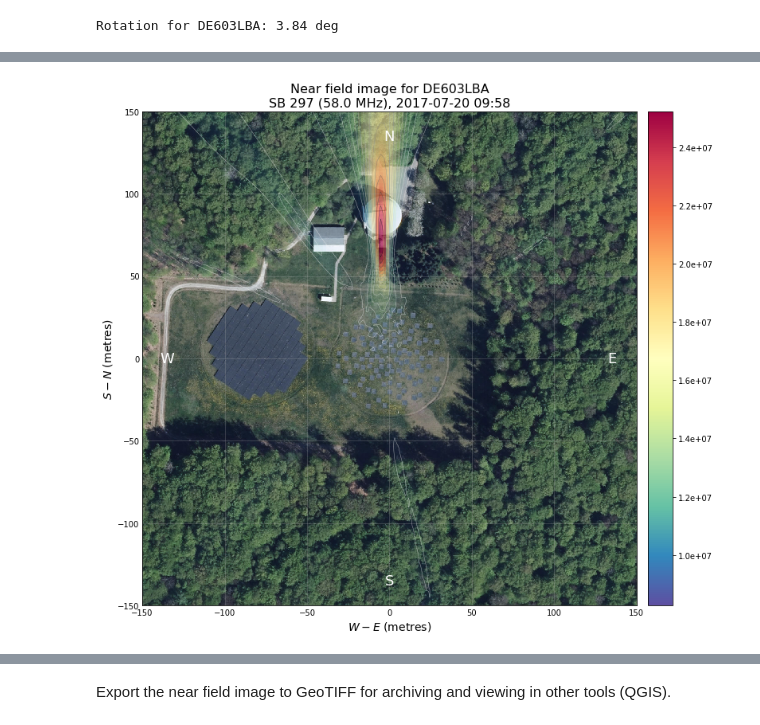
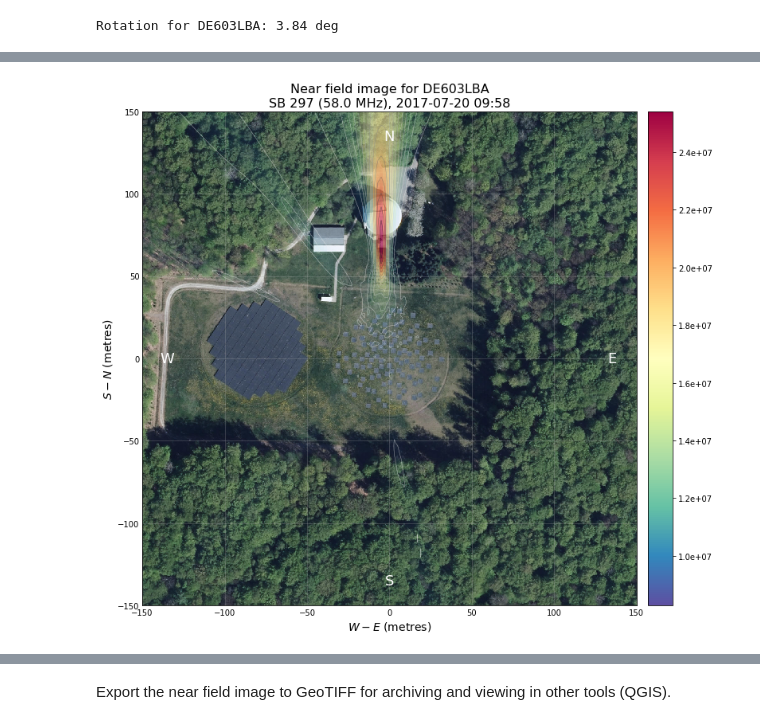
Before and after one commit to lofar-astron/lofarimaging, a Jupyter notebook: LOFAR LBA imaging tutorial v4.ipynb, the cells around one changed output, grey strips where cells are left out. Drawn from its saved outputs; the diff is of its cells as text; code cells hidden in the pictures.

Commit message:
Rotate antenna positions, not resulting image

```diff
--- a/LOFAR LBA imaging tutorial v4.ipynb
+++ b/LOFAR LBA imaging tutorial v4.ipynb
@@ -208,2 +215,4 @@ station_pqr = get_station_pqr(station_name, station_type, array_type, db)
+# %%
+station_xyz = (pqr_to_xyz @ station_pqr.T).T
 # %%
 # For every antenna, calculate the distance between it and every other antenna
@@ -324,5 +303,5 @@ extent_pqr = (np.min(to_plot_pqr[0, :]), np.max(to_plot_pqr[0, :]), np.min(to_pl
 # %%
-npix_p, npix_q = int(ground_resolution * (extent[1] - extent[0])), int(ground_resolution * (extent[3] - extent[2]))
+npix_x, npix_y = int(ground_resolution * (extent[1] - extent[0])), int(ground_resolution * (extent[3] - extent[2]))
 # %%
 os.environ["NUMEXPR_NUM_THREADS"] = "3"
 # %%
@@ -331,6 +310,6 @@ baseline_indices = np.tril_indices(visibilities.shape[0])
 # %%
 visibilities_selection = visibilities[baseline_indices]
 # %%
-%time img = nearfield_imager(visibilities_selection.flatten()[:,np.newaxis], \
-                             np.array(baseline_indices).T, \
-                             [freq], npix_p, npix_q, extent_pqr, station_pqr, height=height)
+img = nearfield_imager(visibilities_selection.flatten()[:,np.newaxis], \
+                       np.array(baseline_indices).T, \
+                       [freq], npix_x, npix_y, extent, station_xyz, height=height)
@@ -348,17 +320,11 @@ outer_extent_xyz = extent_from_shapely(*(to_plot_xyz.envelope.bounds)) # Extent
 import lofargeotiff
 # %%
 # Convert bottom left and upper right to PQR just for lofargeo
-pmin, qmin, _ = db.pqr_to_localnorth(station_name).T @ (np.array([extent[0], extent[2], 0]))
-pmax, qmax, _ = db.pqr_to_localnorth(station_name).T @ (np.array([extent[1], extent[3], 0]))
+pmin, qmin, _ = pqr_to_xyz.T @ (np.array([extent[0], extent[2], 0]))
+pmax, qmax, _ = pqr_to_xyz.T @ (np.array([extent[1], extent[3], 0]))
 lon_center, lat_center, _ = lofargeotiff.pqr_to_longlatheight([0, 0, 0], station_name)
 lon_min, lat_min, _ = lofargeotiff.pqr_to_longlatheight([pmin, qmin, 0], station_name)
 lon_max, lat_max, _ = lofargeotiff.pqr_to_longlatheight([pmax, qmax, 0], station_name)
-
-# Convert bottom left and upper right to PQR just for lofargeo
-outer_pmin, outer_qmin, _ = db.pqr_to_localnorth(station_name).T @ (np.array([outer_extent_xyz[0], outer_extent_xyz[2], 0]))
-outer_pmax, outer_qmax, _ = db.pqr_to_localnorth(station_name).T @ (np.array([outer_extent_xyz[1], outer_extent_xyz[3], 0]))
-outer_lon_min, outer_lat_min, _ = lofargeotiff.pqr_to_longlatheight([outer_pmin, outer_qmin, 0], station_name)
-outer_lon_max, outer_lat_max, _ = lofargeotiff.pqr_to_longlatheight([outer_pmax, outer_qmax, 0], station_name)
 # %%
 background_image = get_background_image(lon_min, lon_max, lat_min, lat_max, 19)
 # %%
@@ -372,37 +338,37 @@ cmap_with_alpha = ListedColormap(cmap_with_alpha)
 fig = plt.figure(figsize=(10, 10), constrained_layout=True)
 ax = fig.add_subplot(111, ymargin=-0.4)
 ax.imshow(background_image, extent=extent)
-cimg = ax.imshow(img_rotated, origin='lower', cmap=cmap_with_alpha, extent=outer_extent_xyz,
+cimg = ax.imshow(img, origin='lower', cmap=cmap_with_alpha, extent=extent,
                  alpha=0.7, vmin=None, vmax=None)
 
 divider = make_axes_locatable(ax)
 cax = divider.append_axes("right", size="5%", pad=0.2, axes_class=maxes.Axes)
 cbar = fig.colorbar(cimg, cax=cax, orientation="vertical", format="%.1e")
 cbar.set_alpha(1.0)
 cbar.draw_all()
 # cbar.set_ticks([])
 
 ax.set_xlabel('$W-E$ (metres)', fontsize=14)
 ax.set_ylabel('$S-N$ (metres)', fontsize=14)
 
 ax.set_title(f"Near field image for {station_name}\nSB {subband} ({freq / 1e6:.1f} MHz), {str(obstime)[:16]}", fontsize=16)
 
 # Change limits to match the original specified extent in the localnorth frame
 ax.set_xlim(extent[0], extent[1])
 ax.set_ylim(extent[2], extent[3])
 ax.tick_params(axis='both', which='both', length=0)
 
 # Place the NSEW coordinate directions
 ax.text(0.95, 0.5, 'E', color='w', fontsize=18, transform=ax.transAxes, horizontalalignment='center', verticalalignment='center')
 ax.text(0.05, 0.5, 'W', color='w', fontsize=18, transform=ax.transAxes, horizontalalignment='center', verticalalignment='center')
 ax.text(0.5, 0.95, 'N', color='w', fontsize=18, transform=ax.transAxes, horizontalalignment='center', verticalalignment='center')
 ax.text(0.5, 0.05, 'S', color='w', fontsize=18, transform=ax.transAxes, horizontalalignment='center', verticalalignment='center')
 
 ground_vmin_img, ground_vmax_img = cimg.get_clim()
-ax.contour(img_rotated, np.linspace(ground_vmin_img, ground_vmax_img, 15), origin='lower', cmap=cm.Greys,
-           extent=outer_extent_xyz, linewidths=0.5, alpha=0.6)
+ax.contour(img, np.linspace(ground_vmin_img, ground_vmax_img, 15), origin='lower', cmap=cm.Greys,
+           extent=extent, linewidths=0.5, alpha=0.6)
 ax.grid(True, alpha=0.3)
 plt.savefig(f"results/{fname}_nearfield_calibrated.png", bbox_inches='tight', dpi=200)
 # %% [output]
-[figure, old version]
+[figure, new version]
 # %%
```
Also changed, not shown: parts of 19 cells of this notebook, 1 other file.
